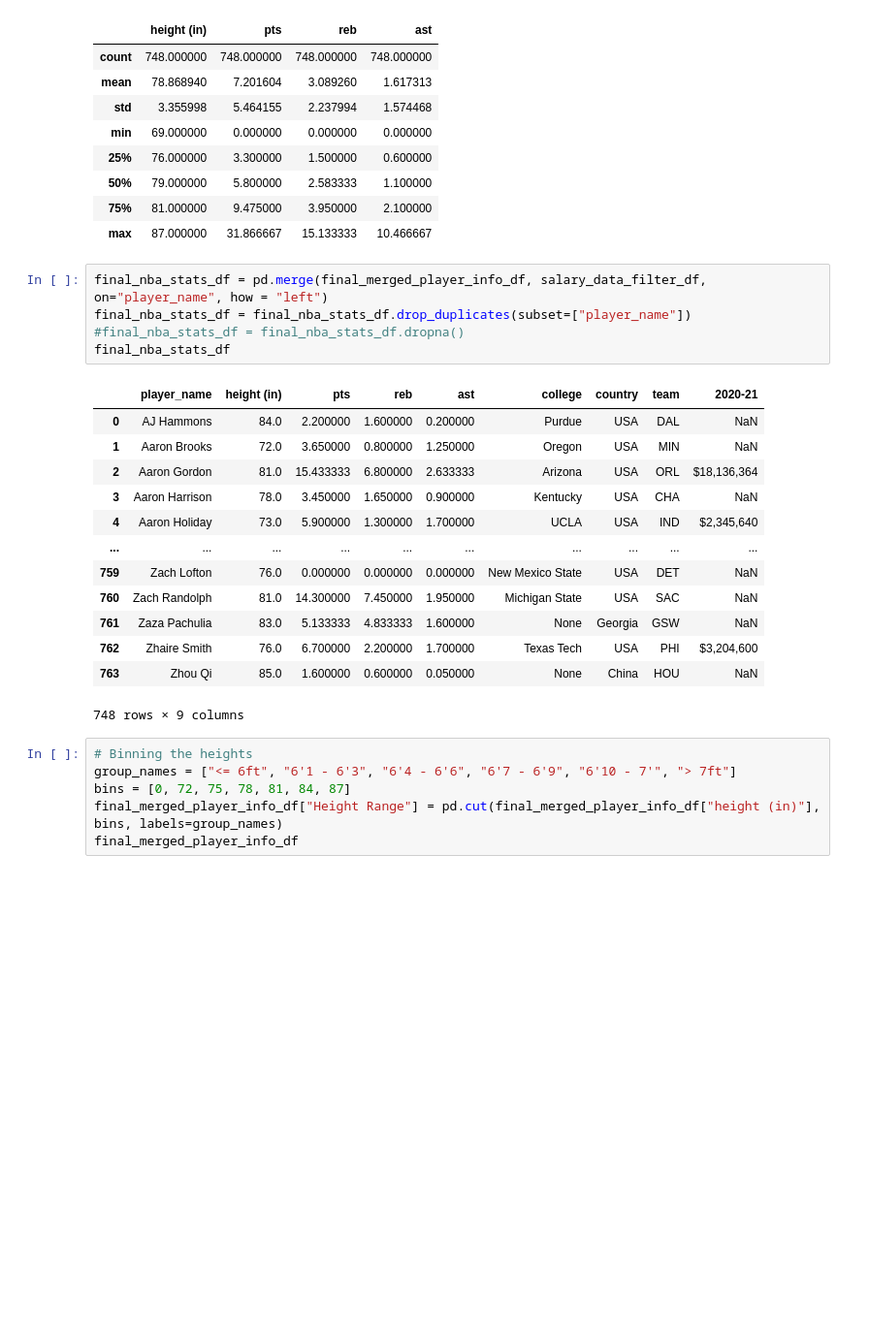
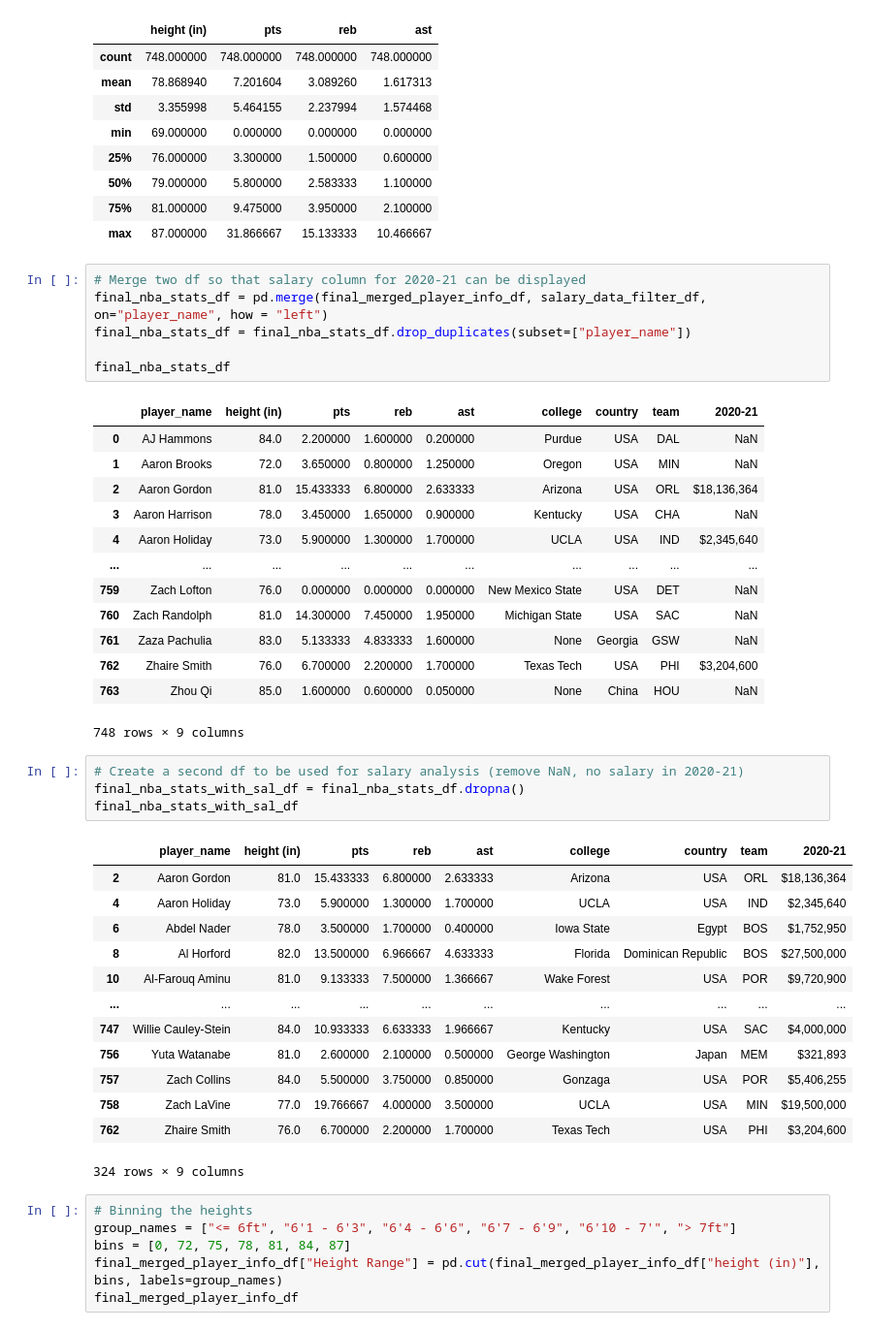
Before and after one commit to ic17rey/butler-groupA-project1, a Jupyter notebook: nba_height_project.ipynb, the cells around one changed output. Shown at 97% size. Cells and saved outputs as stored; diff of their text form; blank space fills up the shorter version.

Commit message:
Cleanup code and output results for analysis

```diff
--- a/nba_height_project.ipynb
+++ b/nba_height_project.ipynb
@@ -372,9 +373,10 @@ final_merged_player_info_df.describe()
 | 75% | 81.000000 | 9.475000 | 3.950000 | 2.100000 |
 | max | 87.000000 | 31.866667 | 15.133333 | 10.466667 |
 # %%
+# Merge two df so that salary column for 2020-21 can be displayed
 final_nba_stats_df = pd.merge(final_merged_player_info_df, salary_data_filter_df, on="player_name", how = "left")
 final_nba_stats_df = final_nba_stats_df.drop_duplicates(subset=["player_name"])
-#final_nba_stats_df = final_nba_stats_df.dropna()
+
 final_nba_stats_df
 # %% [output]
 |  | player_name | height (in) | pts | reb | ast | college | country | team | 2020-21 |
@@ -390,6 +392,24 @@ final_nba_stats_df
 | 762 | Zhaire Smith | 76.0 | 6.700000 | 2.200000 | 1.700000 | Texas Tech | USA | PHI | $3,204,600 |
 | 763 | Zhou Qi | 85.0 | 1.600000 | 0.600000 | 0.050000 | None | China | HOU | NaN |
 748 rows × 9 columns
+# %%
+# Create a second df to be used for salary analysis (remove NaN, no salary in 2020-21)
+final_nba_stats_with_sal_df = final_nba_stats_df.dropna()
+final_nba_stats_with_sal_df
+# %% [output]
+|  | player_name | height (in) | pts | reb | ast | college | country | team | 2020-21 |
+| 2 | Aaron Gordon | 81.0 | 15.433333 | 6.800000 | 2.633333 | Arizona | USA | ORL | $18,136,364 |
+| 4 | Aaron Holiday | 73.0 | 5.900000 | 1.300000 | 1.700000 | UCLA | USA | IND | $2,345,640 |
+| 6 | Abdel Nader | 78.0 | 3.500000 | 1.700000 | 0.400000 | Iowa State | Egypt | BOS | $1,752,950 |
+| 8 | Al Horford | 82.0 | 13.500000 | 6.966667 | 4.633333 | Florida | Dominican Republic | BOS | $27,500,000 |
+| 10 | Al-Farouq Aminu | 81.0 | 9.133333 | 7.500000 | 1.366667 | Wake Forest | USA | POR | $9,720,900 |
+| ... | ... | ... | ... | ... | ... | ... | ... | ... | ... |
+| 747 | Willie Cauley-Stein | 84.0 | 10.933333 | 6.633333 | 1.966667 | Kentucky | USA | SAC | $4,000,000 |
+| 756 | Yuta Watanabe | 81.0 | 2.600000 | 2.100000 | 0.500000 | George Washington | Japan | MEM | $321,893 |
+| 757 | Zach Collins | 84.0 | 5.500000 | 3.750000 | 0.850000 | Gonzaga | USA | POR | $5,406,255 |
+| 758 | Zach LaVine | 77.0 | 19.766667 | 4.000000 | 3.500000 | UCLA | USA | MIN | $19,500,000 |
+| 762 | Zhaire Smith | 76.0 | 6.700000 | 2.200000 | 1.700000 | Texas Tech | USA | PHI | $3,204,600 |
+324 rows × 9 columns
 # %%
 # Binning the heights
 group_names = ["<= 6ft", "6'1 - 6'3", "6'4 - 6'6", "6'7 - 6'9", "6'10 - 7'", "> 7ft"]
```
Also changed, not shown: parts of 22 cells of this notebook, 2 other files.
